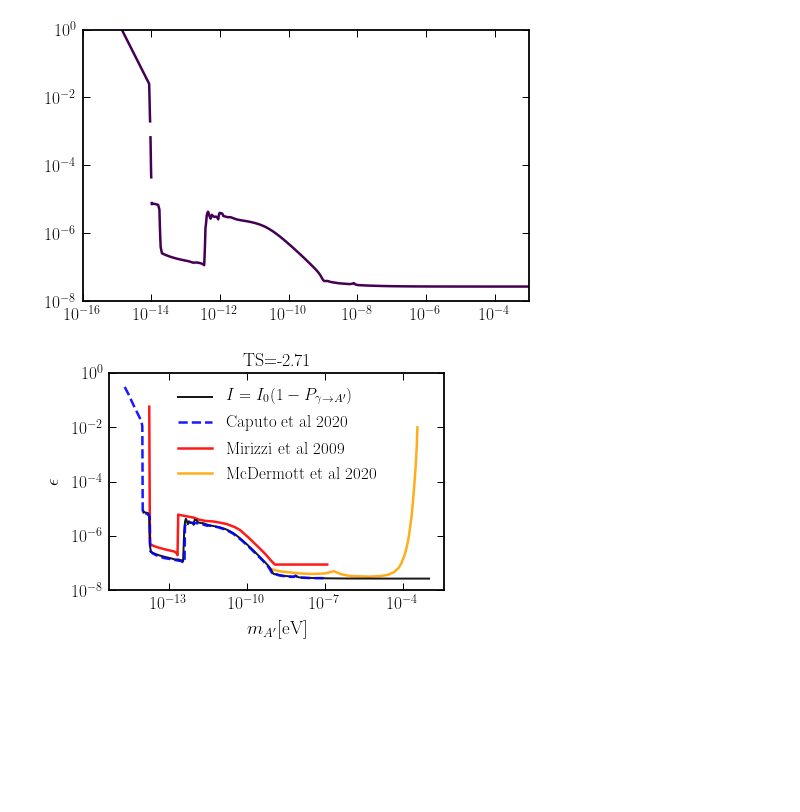
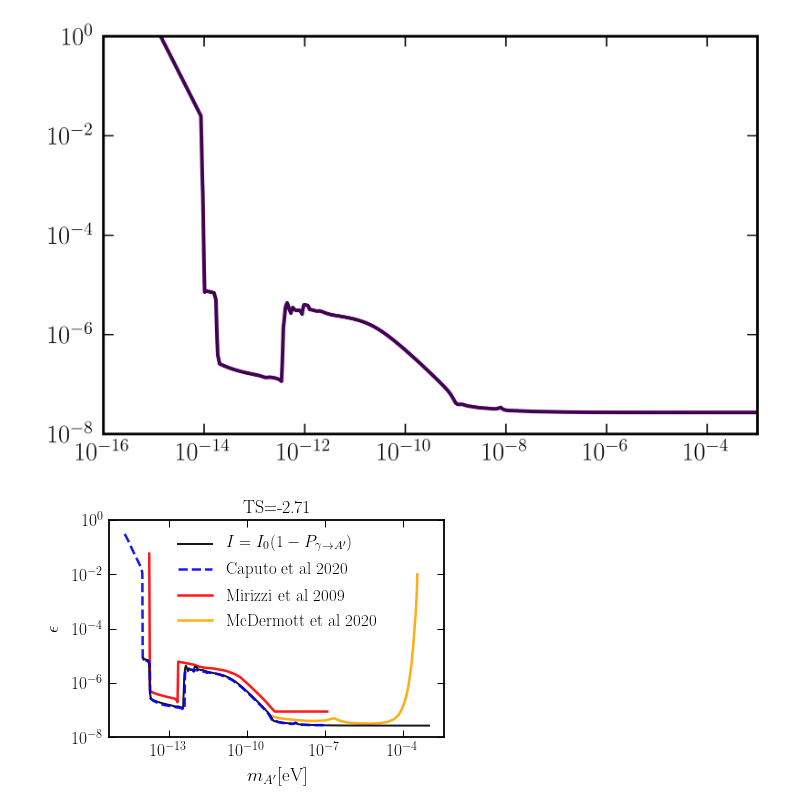
Before and after one commit to GiorgiArsenadze/Shaping-Dark-Photon-Spectral-Distortions, a Jupyter notebook: notebooks/main_calc.ipynb, the cells around one changed output. Cells and saved outputs as stored; diff of their text form; code cells hidden in the pictures; blank space fills up the shorter version.

Commit message:
Plotting notebooks have been updated and errors fixed

```diff
--- a/notebooks/main_calc.ipynb
+++ b/notebooks/main_calc.ipynb
@@ -492,28 +492,30 @@ for j in tqdm_notebook(range(0, len(m_Ap_ary))):
 # %%
 
 # Delta 95%CL, From PDG Statistics
 TS_choose = 2.71
 
+TS_Reg= 0.001
+
 import matplotlib.cm as cm
 
 X_plt, Y_plt     = np.meshgrid( m_Ap_ary, eps_ary )
-Z_plt_M          = np.log10( TS_2Dary )
+Z_plt_M          = np.log10( TS_2Dary+TS_Reg )
 
 plt.figure(figsize=(8,5))
 
 
 plt.xscale('log')
 plt.yscale('log')
 
 CS_M  = plt.contour(X_plt, Y_plt, Z_plt_M,  levels = [ np.log10(TS_choose) ])
 
 
 freestreaming_trans  = np.transpose(CS_M.collections[0].get_paths()[0].vertices )
 
 # Create a sample dataframe
 df_freestreaming_trans = pd.DataFrame(freestreaming_trans)
 
 # Save the dataframe to a CSV file
-df_freestreaming_trans.to_csv('../data/freestreaming_trans.csv', index=False)
+df_freestreaming_trans.to_csv('../data/freestreaming_FIRAS.csv', index=False)
 # %% [output]
-[figure, old version]
+[figure, new version]
```
Also changed, not shown: parts of 7 cells of this notebook, 5 other files.
